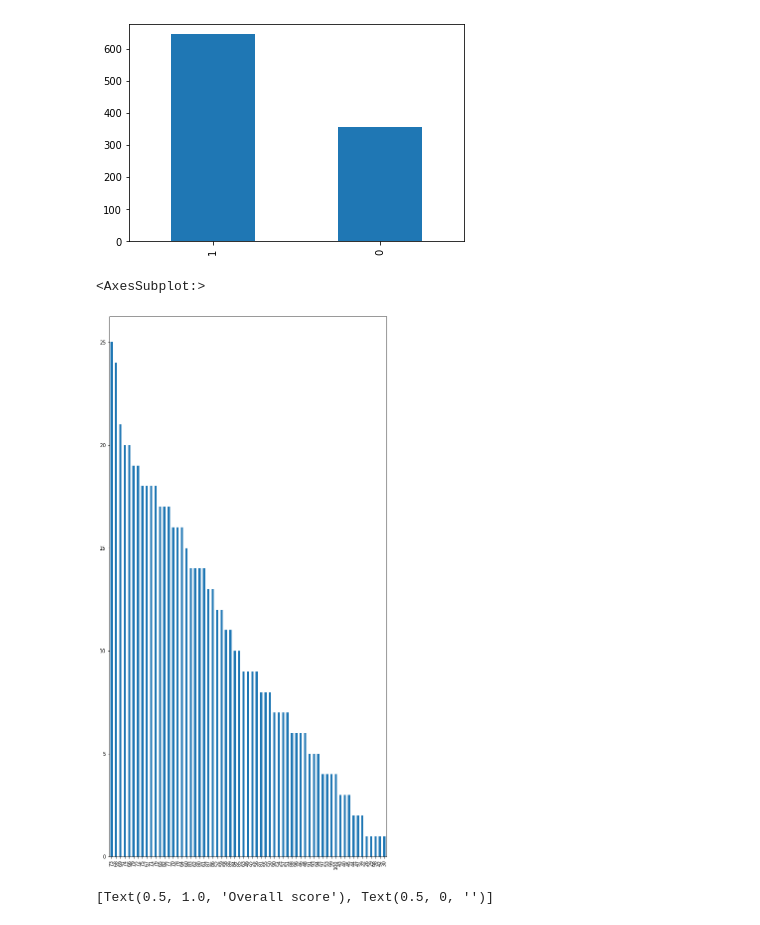
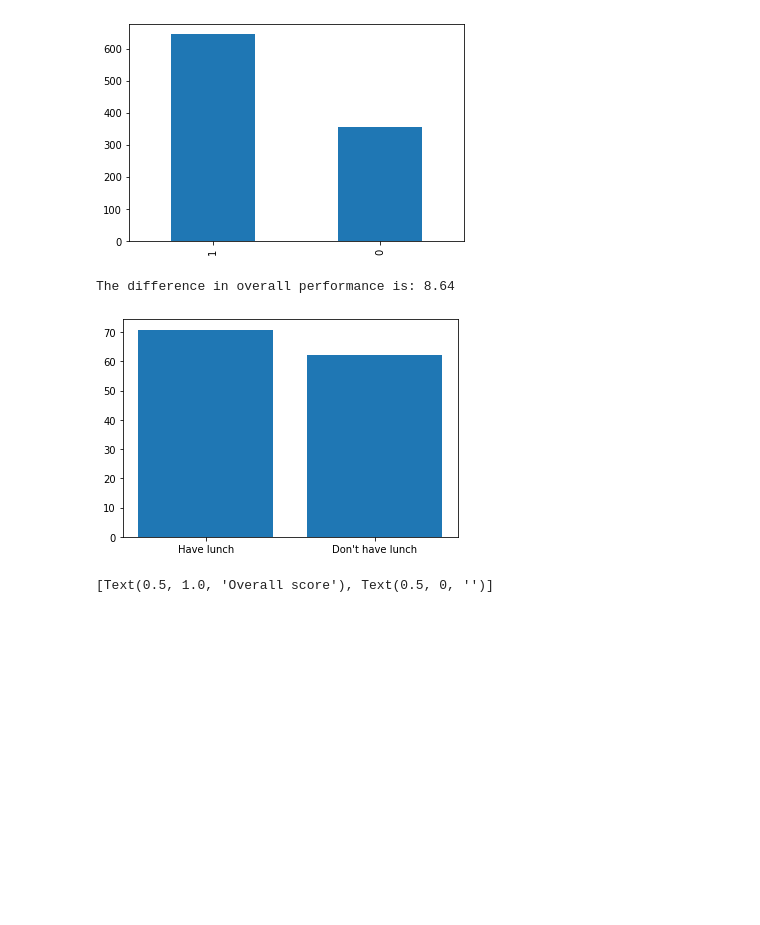
Before and after one commit to VidWantsToDevelop/Kaggle_Solutions, a Jupyter notebook: Datasets_for_analysis/StudentsPerformance/SP_analysis.ipynb, the cells around one changed output. Drawn from its saved outputs; the diff is of its cells as text; code cells hidden in the pictures; blank space fills up the shorter version.

Commit message:
New charts added to the Students' Performance anaylysis

```diff
--- a/Datasets_for_analysis/StudentsPerformance/SP_analysis.ipynb
+++ b/Datasets_for_analysis/StudentsPerformance/SP_analysis.ipynb
@@ -80,16 +80,20 @@ dataset["lunch"].value_counts().plot(kind="bar")
 # %%
 # Take a look at the distinction between those students who have lunch and those who don't
 
 lunch_true = dataset[dataset["lunch"] == 1]
 lunch_false = dataset[dataset['lunch'] == 0]
 
-corr = pd.DataFrame()
-corr["Have_lunch"] = lunch_true["overall_score"]
-corr["Don't_have_lunch"] = lunch_false["overall_score"]
-corr["Have_lunch"].value_counts().plot(kind = 'bar', figsize = (10,20))
+labels = ["Have lunch", "Don't have lunch"]
+mean_true = lunch_true['overall_score'].mean()
+mean_false = lunch_false['overall_score'].mean()
+values = [lunch_true["overall_score"].mean(), lunch_false["overall_score"].mean()]
+
+plt.bar(labels, values)
+print(
+    f"The difference in overall performance is: {round(max(mean_true, mean_false) - min(mean_true, mean_false), 2)}")
 # %% [output]
-<AxesSubplot:>
+The difference in overall performance is: 8.64
-[figure, old version]
+[figure, new version]
 # %%
 fig, axs = plt.subplots(4, figsize = (8, 13))
 sns.boxplot(ax = axs[0], x = 'lunch', y = 'math score', data = dataset).set(title = "Math score", xlabel = None)
```
Also changed, not shown: parts of 1 cell of this notebook.
